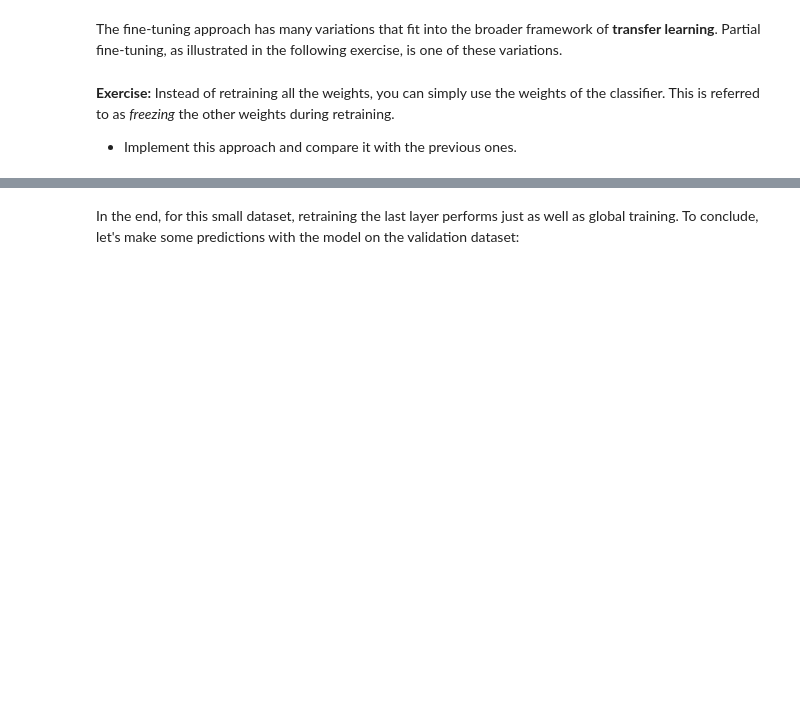
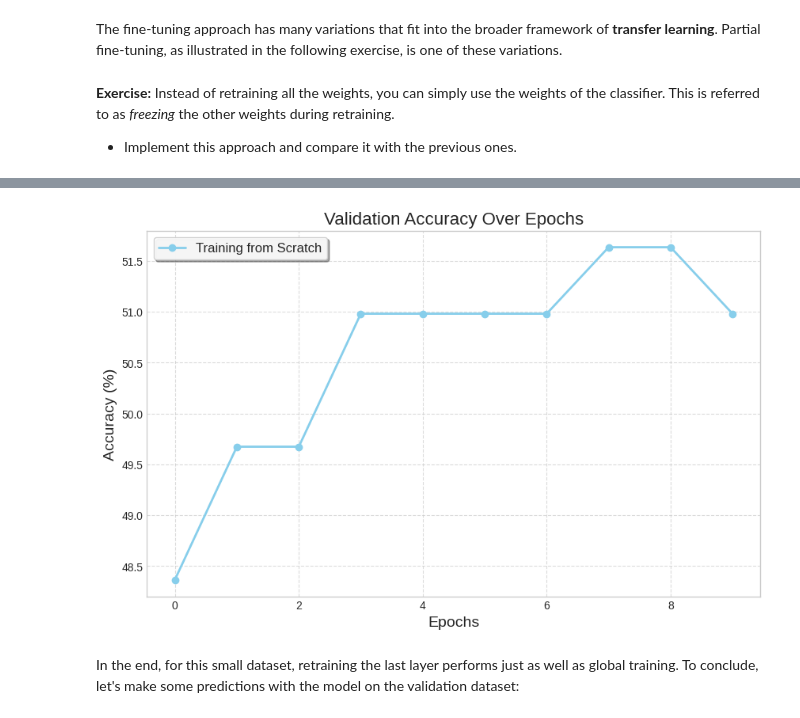
Before and after one commit to ohalilou/ml-student, a Jupyter notebook: TP2/TP2_part2.ipynb, the cells around one changed output, grey strips where cells are left out. Saved outputs shown, nothing was run; the diff lists cells and outputs as text; code cells hidden in the pictures; blank space fills up the shorter version.

```diff
--- a/TP2/TP2_part2.ipynb
+++ b/TP2/TP2_part2.ipynb
@@ -710,11 +779,18 @@ resnet.fc = nn.Linear(num_ftrs, 2)
 
 # freeze all the layers except the classifier (the last dense layers at end)
 # YOUR CODE HERE
-raise NotImplementedError()
 
+
+for parameter in resnet.parameters():
+  parameter.requires_grad = False
+
+for parameter in resnet.fc.parameters():
+  parameter.requires_grad = True
+
+device = torch.device("cuda" if torch.cuda.is_available() else "cpu")
 freezed_resnet = resnet.to(device)
 # train the model
 # ...
-# freezed_resnet, accs_freezing = train(...)
+freezed_resnet, accs_freezing = train(resnet, loss_fn, optimizer, scheduler, 10)
 # YOUR CODE HERE
-raise NotImplementedError()
+# raise NotImplementedError()
@@ -721,24 +815,34 @@ raise NotImplementedError()
 # %%
 # Set the style
 plt.style.use('seaborn-whitegrid')
 # Create a figure and axis
 fig, ax = plt.subplots(figsize=(10, 6))
 # Plot the data with improved style
-epochs = np.arange(max_epochs)
+epochs = np.arange(10)
+freezed_resnet, accs_freezing
+# YOUR CODE HERE
+# raise NotImplementedError()
+#######################################
 
-# YOUR CODE HERE
-raise NotImplementedError()
-
+listofmetrics_freeze = [torch.tensor(sub).cpu().numpy() for sub in accs_freezing]
+accs_freeze_dic  = {'train': listofmetrics_freeze[0],'val' : listofmetrics_freeze[1]}
+# Assuming accs_scratch and accs_ft are dictionaries with 'val' as a key
+# you can use the following lines
+ax.plot(epochs, 100 * np.array(accs_freeze_dic['val']), color='skyblue', label='Training from Scratch', marker='o', linestyle='-', linewidth=2)
+#ax.plot(epochs, 100 * np.array(accs_freeze_dic['train']), color='lightgreen', label='Fine Tuning', marker='s', linestyle='-', linewidth=2)
+######################################
 # Set title and axis labels
 ax.set_title('Validation Accuracy Over Epochs', fontsize=16)
 ax.set_ylabel("Accuracy (%)", fontsize=14)
 ax.set_xlabel("Epochs", fontsize=14)
 
 # Set grid for better readability
 ax.grid(True, linestyle='--', alpha=0.7)
 # Add legend with a border and shadow
 ax.legend(frameon=True, fancybox=True, shadow=True, framealpha=0.9, fontsize=12)
 plt.show()
+# %% [output]
+[figure, added]
 # %% [markdown]
 In the end, for this small dataset, retraining the last layer performs just as well as global training. To conclude, let's make some predictions with the model on the validation dataset:
 # %%
```
Also changed, not shown: parts of 17 cells of this notebook.
